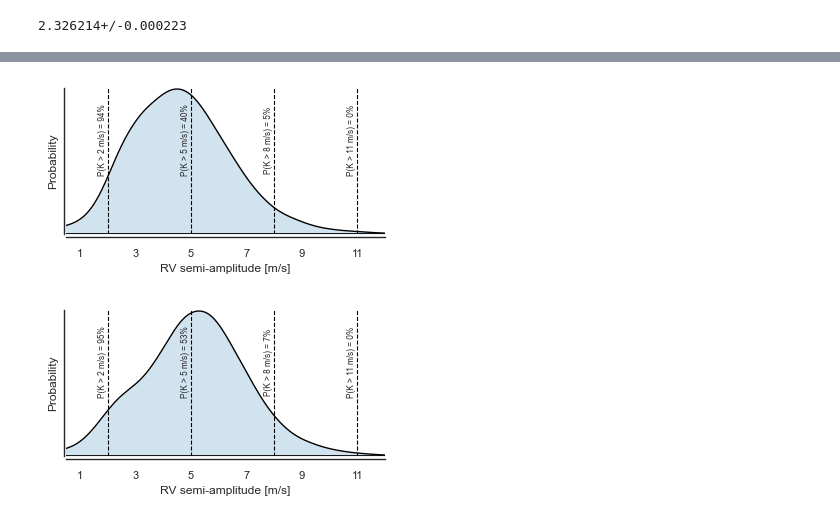
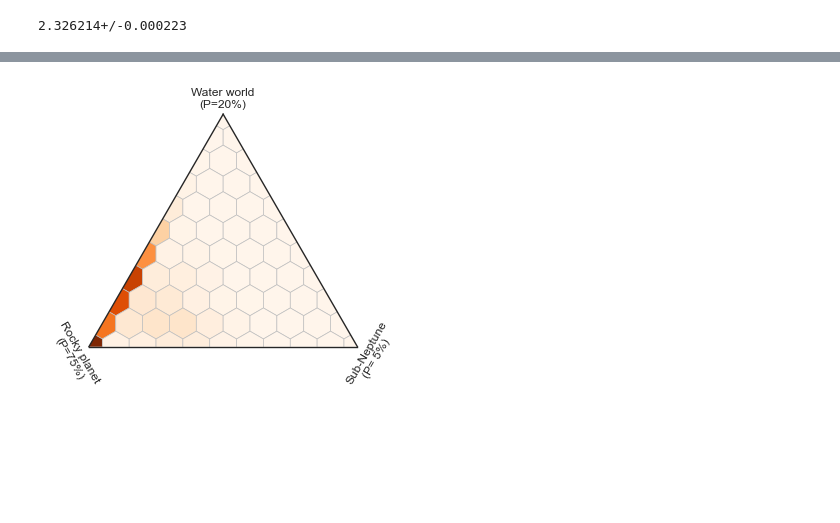
Before and after one commit to hpparvi/parviainen_2021_toi_2266, a Jupyter notebook: 06b_rv_semi_amplitude.ipynb, the cells around one changed output, grey strips where cells are left out. Saved outputs shown, nothing was run; the diff lists cells and outputs as text; code cells hidden in the pictures; blank space fills up the shorter version.

```diff
--- a/06b_rv_semi_amplitude.ipynb
+++ b/06b_rv_semi_amplitude.ipynb
@@ -155,35 +210,6 @@ with sb.plotting_context('paper', font_scale=0.9):
-# %%
-with sb.plotting_context('paper', font_scale=0.9):
-    fig, ax = subplots(figsize=(AACW, 0.55*AACW))
-    ax.fill_between(x, y, alpha=0.2)
-    ax.plot(x, y, 'k', lw=1)
-    ax.plot([0, 12], [0, 0], 'k', lw=2, zorder=50)
-
-    for p in (2, 5, 8, 11):
-        axvline(p, c='k', lw=0.8, ls='--')
-        ax.text(p-0.35, 0.14, f'P(K > {p} m/s) = {100 - pos(k, p):.0f}%', size='x-small', rotation=90, va='center')
-
-    setp(ax, xlabel='RV semi-amplitude [m/s]', ylabel='Probability', yticks=[], xticks=[1,3,5,7,9,11],
-         xlim=(0.5, 12), ylim=(0, 1.01*y.max()))
-    sb.despine(fig, offset=2)
-    fig.subplots_adjust(bottom=0.22, left=0.07, right=0.99, top=0.99)
-# %% [output]
-[figure, removed]
-# %%
-with sb.plotting_context('paper', font_scale=0.9):
-    fig, ax = subplots(figsize=(AACW, 0.55*AACW))
-    ax.fill_between(x, y, alpha=0.2)
-    ax.plot(x, y, 'k', lw=1)
-    ax.plot([0, 12], [0, 0], 'k', lw=2, zorder=50)
-
-    for p in (2, 5, 8, 11):
-        axvline(p, c='k', lw=0.8, ls='--')
-        ax.text(p-0.35, 0.14, f'P(K > {p} m/s) = {100 - pos(k, p):.0f}%', size='x-small', rotation=90, va='center')
-
-    setp(ax, xlabel='RV semi-amplitude [m/s]', ylabel='Probability', yticks=[], xticks=[1,3,5,7,9,11],
-         xlim=(0.5, 12), ylim=(0, 1.01*y.max()))
-    sb.despine(fig, offset=2)
-    fig.subplots_adjust(bottom=0.22, left=0.07, right=0.99, top=0.99)
-    fig.savefig('plots/TOI_2266b_rv_semiamplitude_paper.pdf')
-# %% [output]
-[figure, removed]
+# %%
+with sb.plotting_context('paper', font_scale=0.9):
+    ax = rmr.plot_class((1.54, 0.09), figsize=(AAOCW, AAOCW))
+    ax.get_figure().savefig('plots/TOI-2266b_class.pdf')
+# %% [output]
+[figure, added]
```
Also changed, not shown: parts of 23 cells of this notebook, 4 other files.
